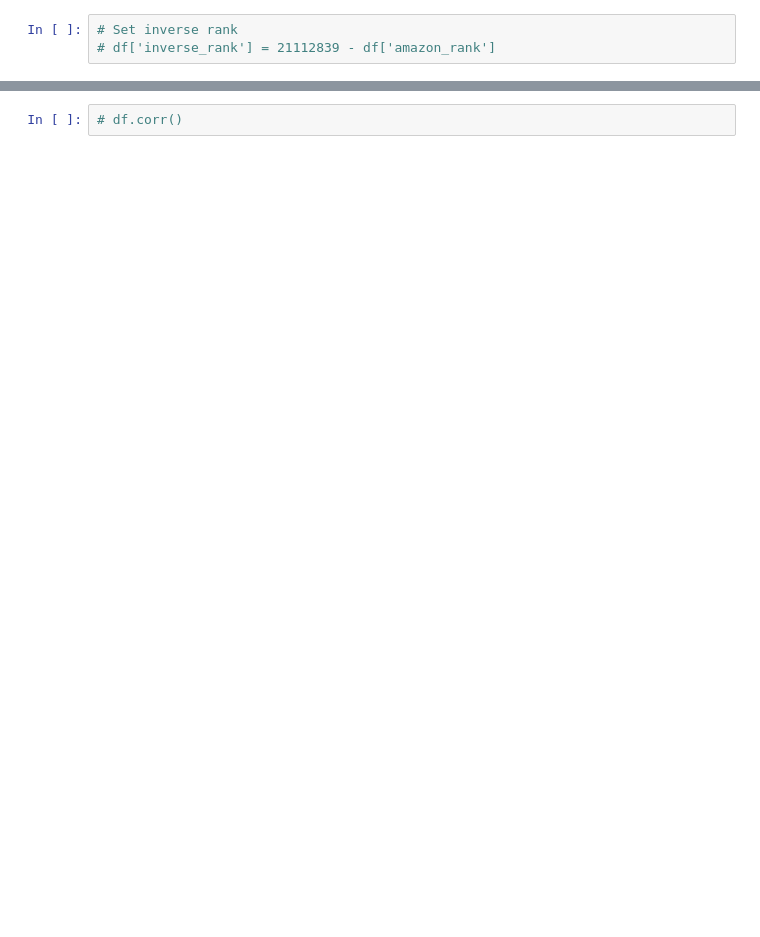
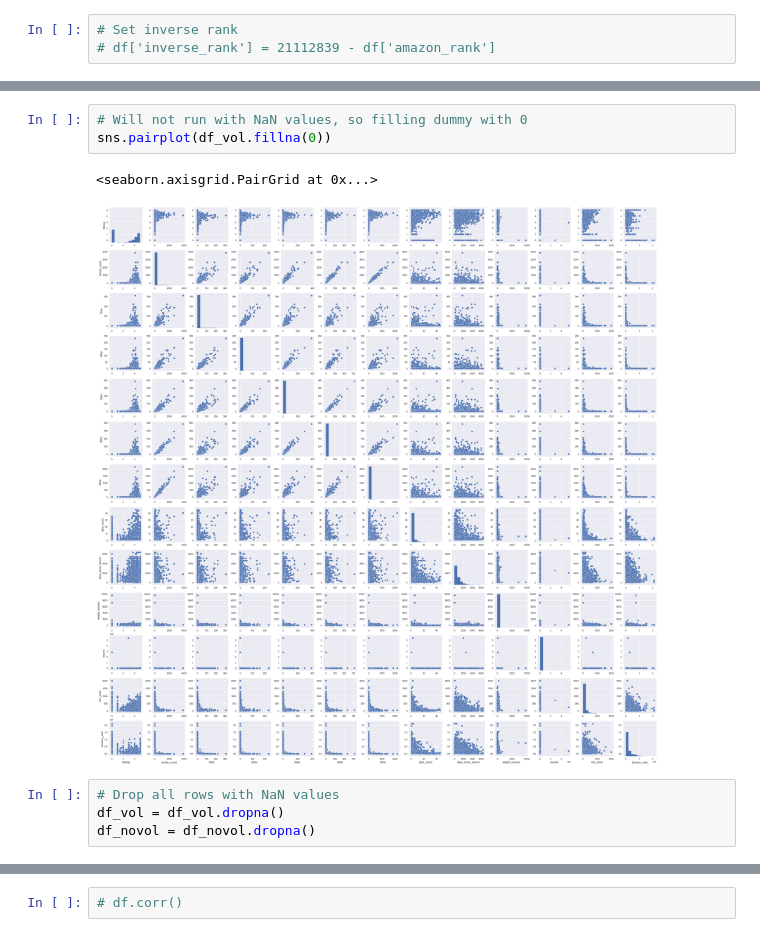
Before and after one commit to Ifeadewumi/metis_work, a Jupyter notebook: luther/Amazon_data_clean.ipynb, the cells around one changed output, grey strips where cells are left out. Drawn from its saved outputs; the diff is of its cells as text; blank space fills up the shorter version.

```diff
--- a/luther/Amazon_data_clean.ipynb
+++ b/luther/Amazon_data_clean.ipynb
@@ -313,0 +304,10 @@ dummy_df.head()
+# %%
+# Will not run with NaN values, so filling dummy with 0
+sns.pairplot(df_vol.fillna(0))
+# %% [output]
+<seaborn.axisgrid.PairGrid at 0x...>
+[figure, added]
+# %%
+# Drop all rows with NaN values
+df_vol = df_vol.dropna()
+df_novol = df_novol.dropna()
```
Also changed, not shown: parts of 53 cells of this notebook, 1 other file.
